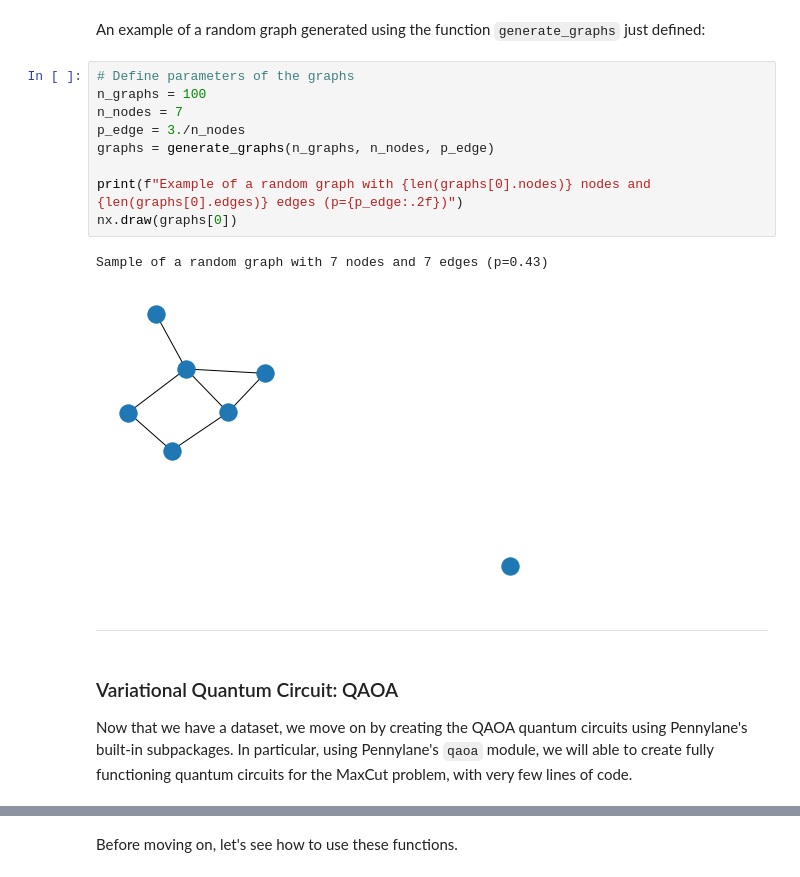
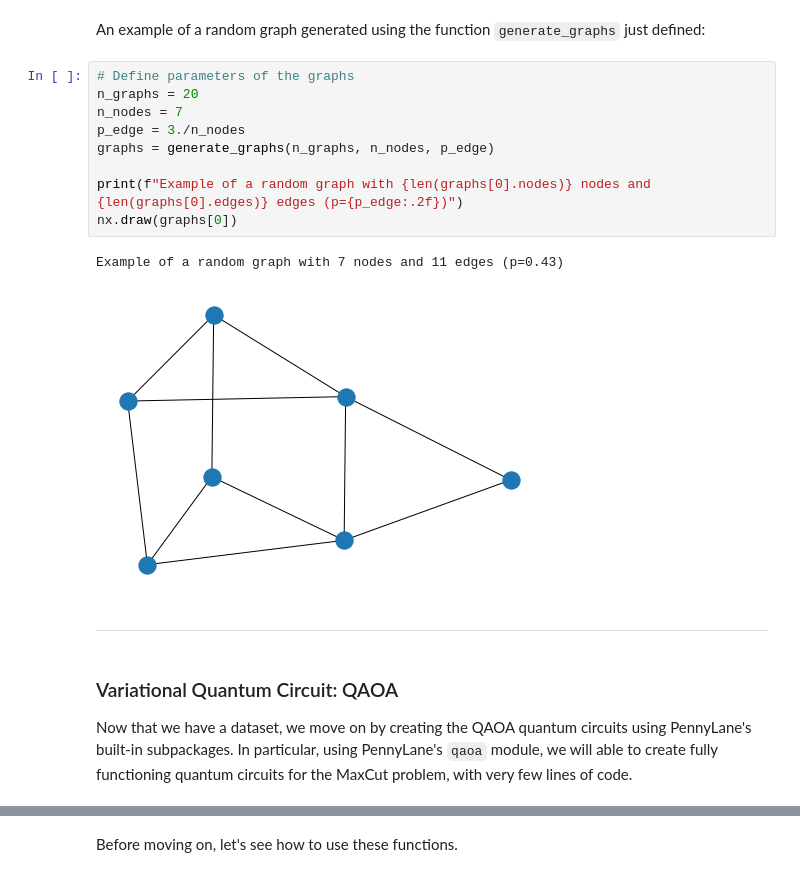
Before and after one commit to stfnmangini/Learning2learn, a Jupyter notebook: l2l_3.ipynb, the cells around one changed output, grey strips where cells are left out. Drawn from its saved outputs; the diff is of its cells as text.

```diff
--- a/l2l_3.ipynb
+++ b/l2l_3.ipynb
@@ -131,21 +123,21 @@ def generate_graphs(n_graphs, n_nodes, p_edge):
 An example of a random graph generated using the function `generate_graphs` just defined:
 # %%
 # Define parameters of the graphs
-n_graphs = 100
+n_graphs = 20
 n_nodes = 7
 p_edge = 3./n_nodes
 graphs = generate_graphs(n_graphs, n_nodes, p_edge)
 
 print(f"Example of a random graph with {len(graphs[0].nodes)} nodes and {len(graphs[0].edges)} edges (p={p_edge:.2f})")
 nx.draw(graphs[0])
 # %% [output]
-Sample of a random graph with 7 nodes and 7 edges (p=0.43)
+Example of a random graph with 7 nodes and 11 edges (p=0.43)
-[figure, old version]
+[figure, new version]
 # %% [markdown]
 ---
 # %% [markdown]
 ### Variational Quantum Circuit: QAOA
 
-Now that we have a dataset, we move on by creating the QAOA quantum circuits using Pennylane's built-in subpackages. In particular, using Pennylane's `qaoa` module, we will able to create fully functioning quantum circuits for the MaxCut problem, with very few lines of code.
+Now that we have a dataset, we move on by creating the QAOA quantum circuits using PennyLane's built-in subpackages. In particular, using PennyLane's `qaoa` module, we will able to create fully functioning quantum circuits for the MaxCut problem, with very few lines of code.
 # %%
 def qaoa_from_graph(graph, n_layers = 1):
```
Also changed, not shown: parts of 37 cells of this notebook, 31 other files.
